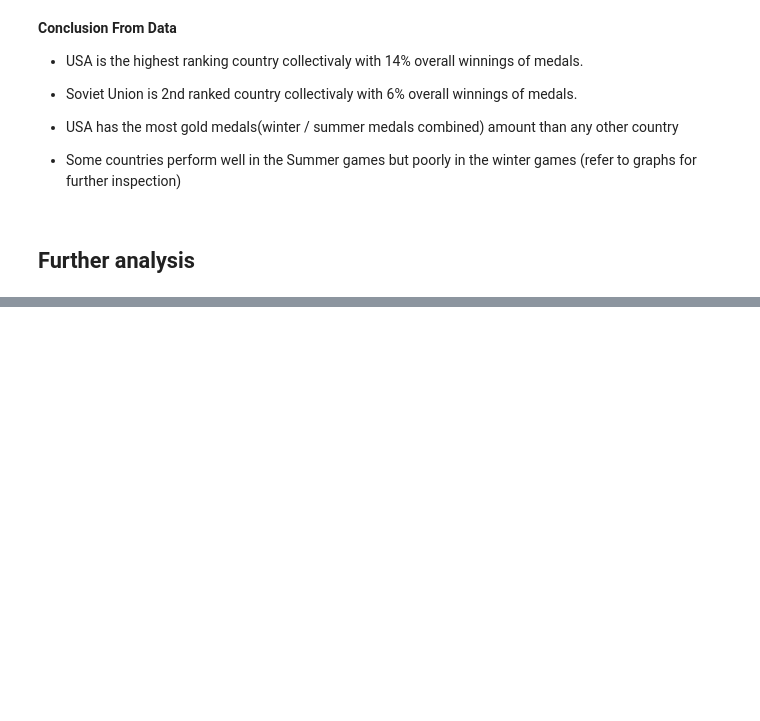
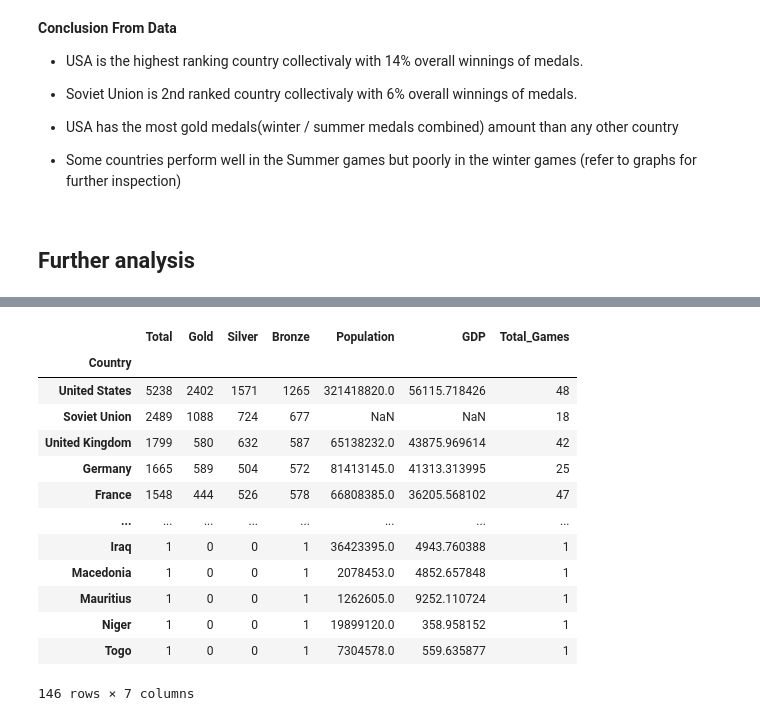
Before and after one commit to HunterKane/Explanatory-Data-Analysis-and-Seaborn-Olympic-Games-, a Jupyter notebook: Project 11 - Olympic Games Explanatory Data Analysis And Visualization .ipynb, the cells around one changed output, grey strips where cells are left out. Cells and saved outputs as stored; diff of their text form; code cells hidden in the pictures; blank space fills up the shorter version.

```diff
--- a/Project 11 - Olympic Games Explanatory Data Analysis And Visualization .ipynb
+++ b/Project 11 - Olympic Games Explanatory Data Analysis And Visualization .ipynb
@@ -862,0 +1066,19 @@ plt.show()
+# %%
+medals_per_country["Total_Games"] = olympics.groupby("Country").apply(lambda x: x.Games.nunique())
+# %%
+medals_per_country
+# %% [output]
+|  | Total | Gold | Silver | Bronze | Population | GDP | Total_Games |
+| Country |  |  |  |  |  |  |  |
+| United States | 5238 | 2402 | 1571 | 1265 | 321418820.0 | 56115.718426 | 48 |
+| Soviet Union | 2489 | 1088 | 724 | 677 | NaN | NaN | 18 |
+| United Kingdom | 1799 | 580 | 632 | 587 | 65138232.0 | 43875.969614 | 42 |
+| Germany | 1665 | 589 | 504 | 572 | 81413145.0 | 41313.313995 | 25 |
+| France | 1548 | 444 | 526 | 578 | 66808385.0 | 36205.568102 | 47 |
+| ... | ... | ... | ... | ... | ... | ... | ... |
+| Iraq | 1 | 0 | 0 | 1 | 36423395.0 | 4943.760388 | 1 |
+| Macedonia | 1 | 0 | 0 | 1 | 2078453.0 | 4852.657848 | 1 |
+| Mauritius | 1 | 0 | 0 | 1 | 1262605.0 | 9252.110724 | 1 |
+| Niger | 1 | 0 | 0 | 1 | 19899120.0 | 358.958152 | 1 |
+| Togo | 1 | 0 | 0 | 1 | 7304578.0 | 559.635877 | 1 |
+146 rows × 7 columns
```
Also changed, not shown: parts of 50 cells of this notebook.
